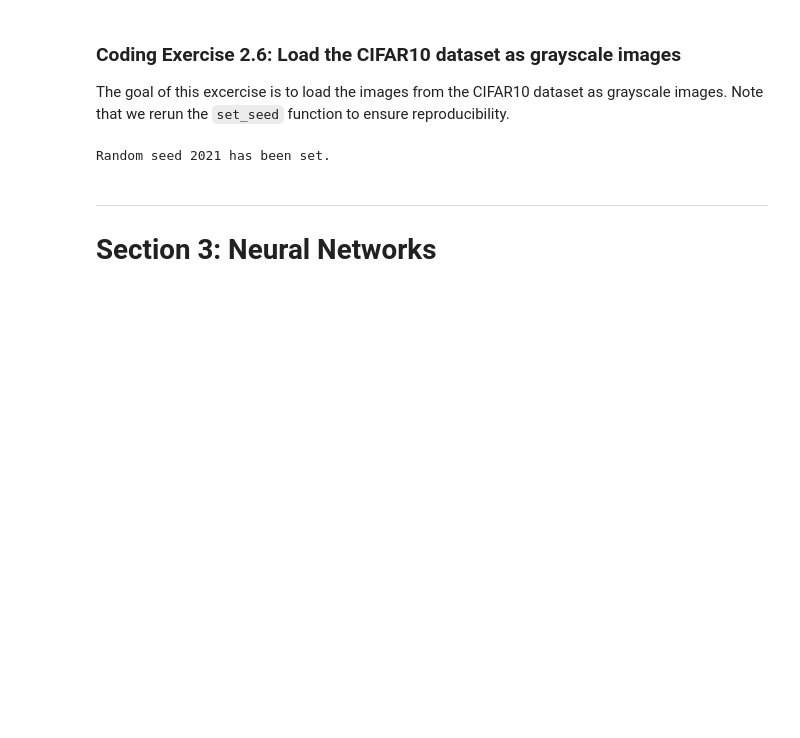
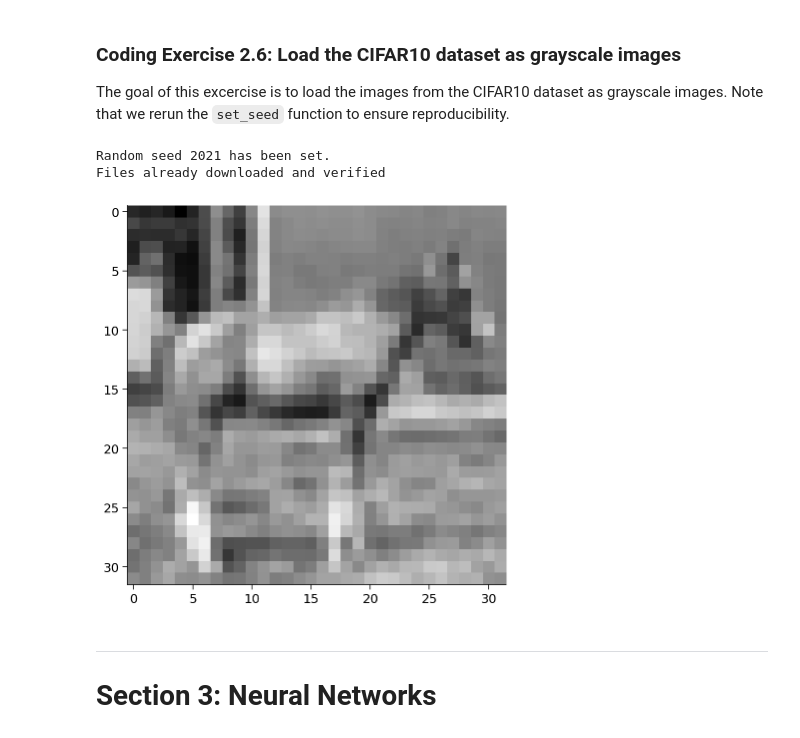
Before and after one commit to miltondp/k99_courses, a Jupyter notebook: cis_522/classes/01_17-week1/CIS_522_W1D1_Tutorial_–_Student_Version.ipynb, the cells around one changed output. Drawn from its saved outputs; the diff is of its cells as text; code cells hidden in the pictures; blank space fills up the shorter version.

```diff
--- a/cis_522/classes/01_17-week1/CIS_522_W1D1_Tutorial_–_Student_Version.ipynb
+++ b/cis_522/classes/01_17-week1/CIS_522_W1D1_Tutorial_–_Student_Version.ipynb
@@ -1489,26 +1491,33 @@ The goal of this excercise is to load the images from the CIFAR10 dataset as gra
 # %%
 def my_data_load():
   ###############################################
   ## TODO for students: load the CIFAR10 data,
   ## but as grayscale images and not as RGB colored.
-  raise NotImplementedError("Student exercise: fill in the missing code to load the data")
+  #raise NotImplementedError("Student exercise: fill in the missing code to load the data")
   ###############################################
   ## TODO Load the CIFAR10 data using a transform that converts the images to grayscale tensors
-  data = datasets.CIFAR10(...,
-                          transform=...)
+  data = datasets.CIFAR10(
+    root="data",
+    # train=True,
+    download=True,
+    transform=Grayscale(),
+  )
   # Display a random grayscale image
   image, label = data[random.randint(0, len(data))]
-  plt.imshow(image.squeeze(), cmap="gray")
+  # plt.imshow(image.squeeze(), cmap="gray")
+  plt.imshow(image, cmap="gray")
   plt.show()
 
   return data
 
 
 set_seed(seed=2021)
 ## After implementing the above code, uncomment the following lines to test your code
-# data = my_data_load()
+data = my_data_load()
 # %% [output]
 Random seed 2021 has been set.
+Files already downloaded and verified
+[figure, added]
 # %% [markdown]
 ---
 # Section 3: Neural Networks
```
Also changed, not shown: parts of 2 cells of this notebook.
